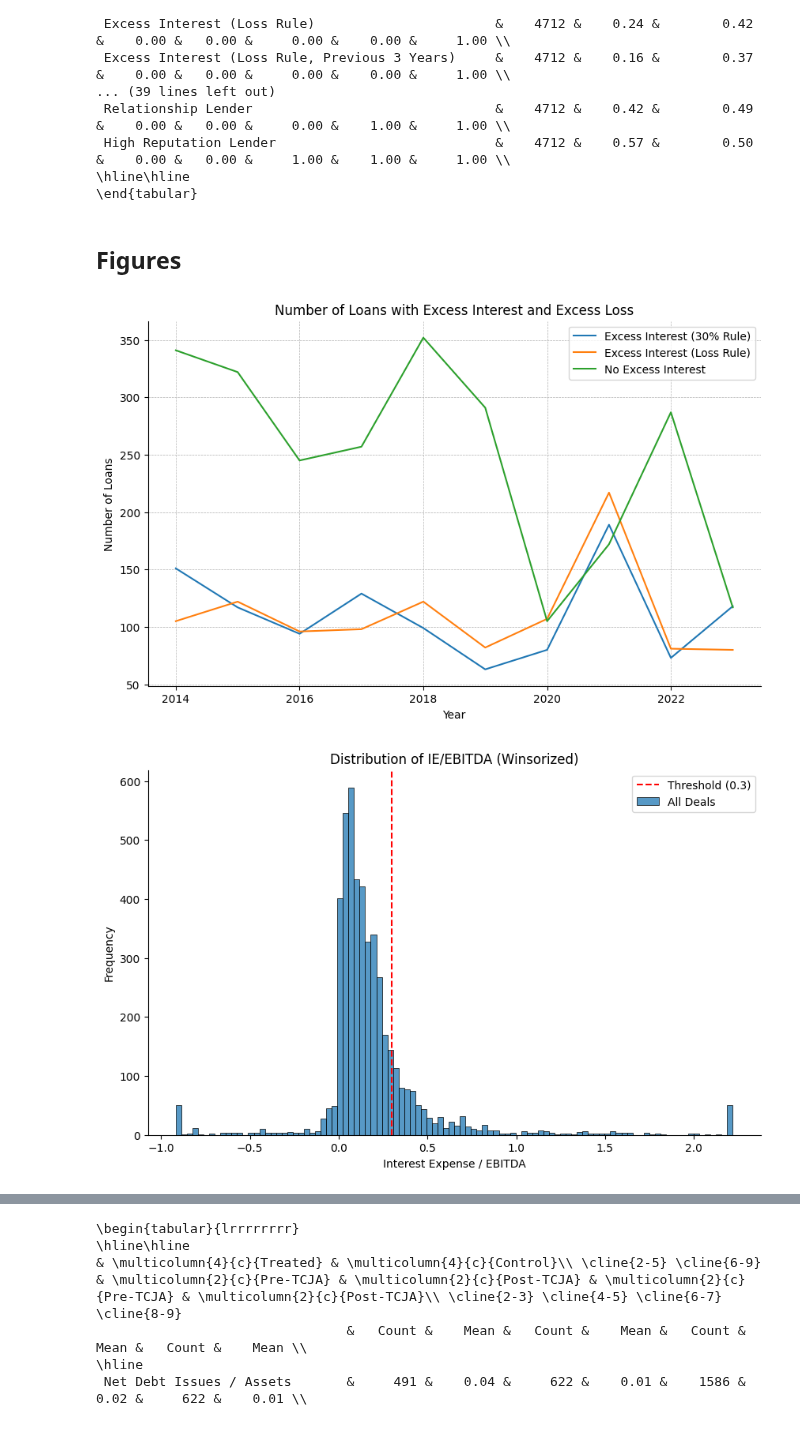
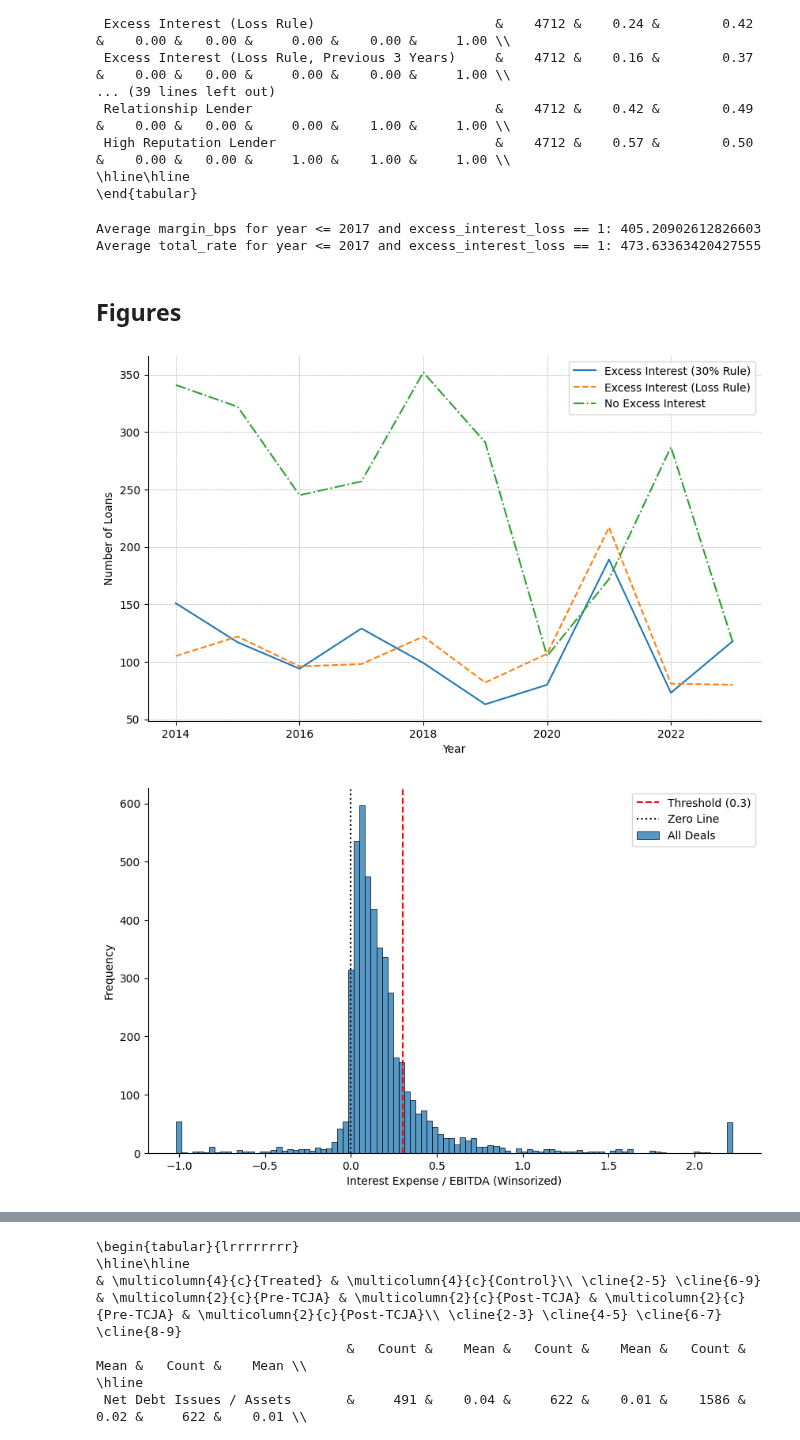
Before and after one commit to zirui-song/interest-deductibility-and-debt-contracting, a Jupyter notebook: Dealscan_Analysis.ipynb, the cells around one changed output, grey strips where cells are left out. Cells and saved outputs as stored; diff of their text form; code cells hidden in the pictures.

Commit message:
Update Jan17_2025 Version
1. Revert Back to Dec2024 Version Code
2. Minor Changes to Final Table/Figure Output
3. Add Additional Figures to Validate Treatment

```diff
--- a/Dealscan_Analysis.ipynb
+++ b/Dealscan_Analysis.ipynb
@@ -571,8 +579,4 @@ dealscan_merged = pd.concat([dealscan_merged_till2020, dealscan_merged_2020onwar
 # merge gvkey with compustat annual data for now
 dealscan_merged['fyear'] = dealscan_merged['year'] - 1 # use the previous fiscal year financials
 
-dealscan_ds_gvkey_treatment_assignment = dealscan_merged.merge(ds_gvkey_treatment_assignment, on=['gvkey', 'fyear'], how='inner')
-# calculate the interest coverage ratio
-dealscan_ds_gvkey_treatment_assignment['interest_expense_by_ebitda'] = (dealscan_ds_gvkey_treatment_assignment['xint'] - dealscan_comp_crspa_merged['idit']) / dealscan_comp_crspa_merged['ebitda']
-# describe the interest coverage ratio
-dealscan_comp_crspa_merged['interest_expense_by_ebitda'].describe()
+dealscan_comp_crspa_merged = dealscan_merged.merge(comp_crspa_merged, on=['gvkey', 'fyear'], how='inner')
@@ -646,6 +640,7 @@ tranche_level_ds_compa = dealscan_comp_crspa_merged.groupby(['lpc_tranche_id']).
     'equity_issue_sweep': 'first',
     'insurance_proceeds_sweep': 'first',
     'interest_expense_by_ebitda': 'first',
+    'interest_expense_by_ebitda_next_1yr': 'first',
     'xint': 'first',
     'ebitda': 'first',
     'ebit': 'first',
@@ -1390,41 +1385,72 @@ with open(os.path.join(overleaf_dir, 'Tables/summary_stats_all.tex'), 'w') as f:
  High Reputation Lender                            &    4712 &    0.57 &        0.50 &    0.00 &   0.00 &     1.00 &    1.00 &     1.00 \\
 \hline\hline
 \end{tabular}
+# %%
+# Filter the dataframe for the required conditions
+
+# generate ffrate for each year for tranche_level_ds_compa in a new column
+tranche_level_ds_compa['ffrate'] = tranche_level_ds_compa['year'].map({
+    2014: 0.54,
+    2015: 0.55,
+    2016: 0.49,
+    2017: 1.1962,
+    2018: 2.189575,
+    2019: 2.352531051,
+    2020: 0.404468127,
+    2021: 0.098618142,
+    2022: 1.789030825,
+    2023: 5.228819341
+})
+tranche_level_ds_compa['ffrate'] = tranche_level_ds_compa['ffrate'] * 100
+
+tranche_level_ds_compa['total_bps'] = tranche_level_ds_compa['margin_bps'] + tranche_level_ds_compa['ffrate']
+
+filtered_df = tranche_level_ds_compa[(tranche_level_ds_compa['year'] <= 2017) & (tranche_level_ds_compa['excess_interest_loss'] == 1)]
+
+# Calculate the average margin_bps
+average_margin_bps = filtered_df['margin_bps'].mean()
+average_total_bps = filtered_df['total_bps'].mean()
+
+print(f"Average margin_bps for year <= 2017 and excess_interest_loss == 1: {average_margin_bps}")
+print(f"Average total_rate for year <= 2017 and excess_interest_loss == 1: {average_total_bps}")
+# %% [output]
+Average margin_bps for year <= 2017 and excess_interest_loss == 1: 405.20902612826603
+Average total_rate for year <= 2017 and excess_interest_loss == 1: 473.63363420427555
 # %% [markdown]
 ## Figures
 # %%
 # Create a DataFrame with the number of loans with excess interest and excess loss in each year
 excess_interest_30 = tranche_level_ds_compa.groupby('year')['excess_interest_30'].sum()
 excess_interest_loss = tranche_level_ds_compa.groupby('year')['excess_interest_loss'].sum()
 # Create a DataFrame with the number of loans with No excess interest and No excess loss in each year
 no_excess_interest_30_loss = tranche_level_ds_compa.groupby('year')['excess_interest_30'].count() - excess_interest_30 - excess_interest_loss
 
 # plot the number of loans with excess_interest_30 == 1 and excess_loss == 1 and all the rest in each year
 plt.figure(figsize=(10, 6))
-plt.plot(excess_interest_30, label='Excess Interest (30% Rule)', marker='')
-plt.plot(excess_interest_loss, label='Excess Interest (Loss Rule)', marker='')
-plt.plot(no_excess_interest_30_loss, label='No Excess Interest', marker='')
+plt.plot(excess_interest_30, label='Excess Interest (30% Rule)', linestyle='-', marker='')
+plt.plot(excess_interest_loss, label='Excess Interest (Loss Rule)', linestyle='--', marker='')
+plt.plot(no_excess_interest_30_loss, label='No Excess Interest', linestyle='-.', marker='')
 plt.xlabel('Year')
 plt.ylabel('Number of Loans')
-plt.title('Number of Loans with Excess Interest and Excess Loss')
 plt.legend()
 plt.grid(True, linestyle='--', linewidth=0.5)
 sns.despine(top=True, right=True)
 plt.savefig(os.path.join(overleaf_dir, 'Figures/loancounts_by_excess_interest.png'), dpi=300)
+plt.show()
 # %% [output]
-[figure, old version]
+[figure, new version]
 # %%
 # plot the histogram of winsorized interest_expense_by_ebitda for all deals
 interest_expense_winsorized = tranche_level_ds_compa['interest_expense_by_ebitda'].clip(tranche_level_ds_compa['interest_expense_by_ebitda'].quantile(0.01), tranche_level_ds_compa['interest_expense_by_ebitda'].quantile(0.99))
 plt.figure(figsize=(10, 6))
 sns.histplot(interest_expense_winsorized, bins=100, label='All Deals')
 plt.axvline(x=0.3, color='r', linestyle='--', label='Threshold (0.3)')
-plt.xlabel('Interest Expense / EBITDA')
+plt.axvline(x=0, color='k', linestyle=':', label='Zero Line')
+plt.xlabel('Interest Expense / EBITDA (Winsorized)')
 plt.ylabel('Frequency')
-plt.title('Distribution of IE/EBITDA (Winsorized)')
 plt.legend()
 sns.despine()
 plt.savefig(os.path.join(overleaf_dir, 'Figures/ie_ebitda_all_deals.png'), dpi=300)
 plt.show()
 # %% [output]
-[figure, old version]
+[figure, new version]
```
Also changed, not shown: parts of 13 cells of this notebook, 6 other files.
